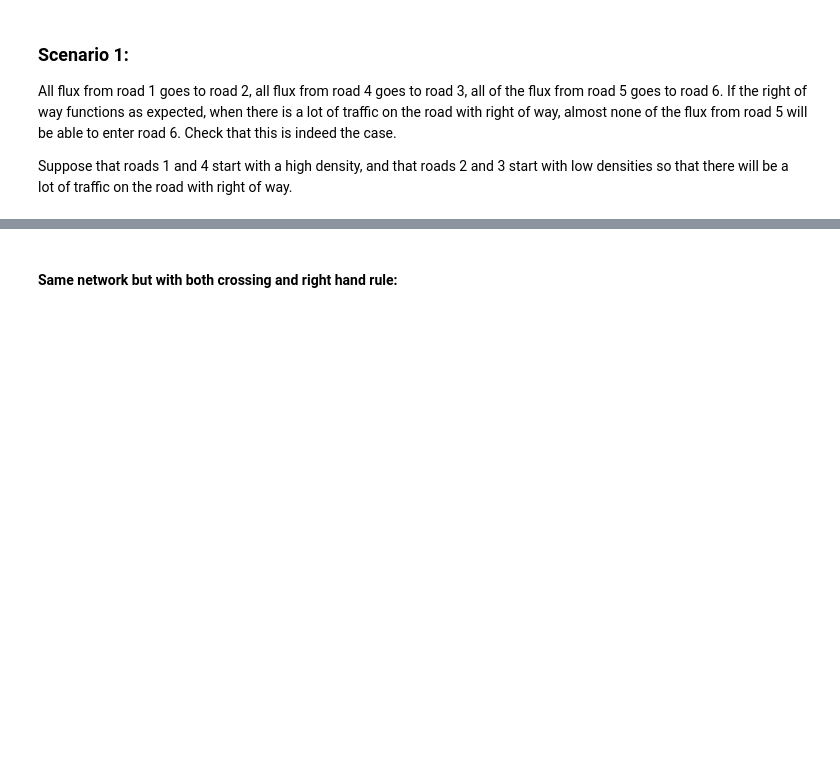
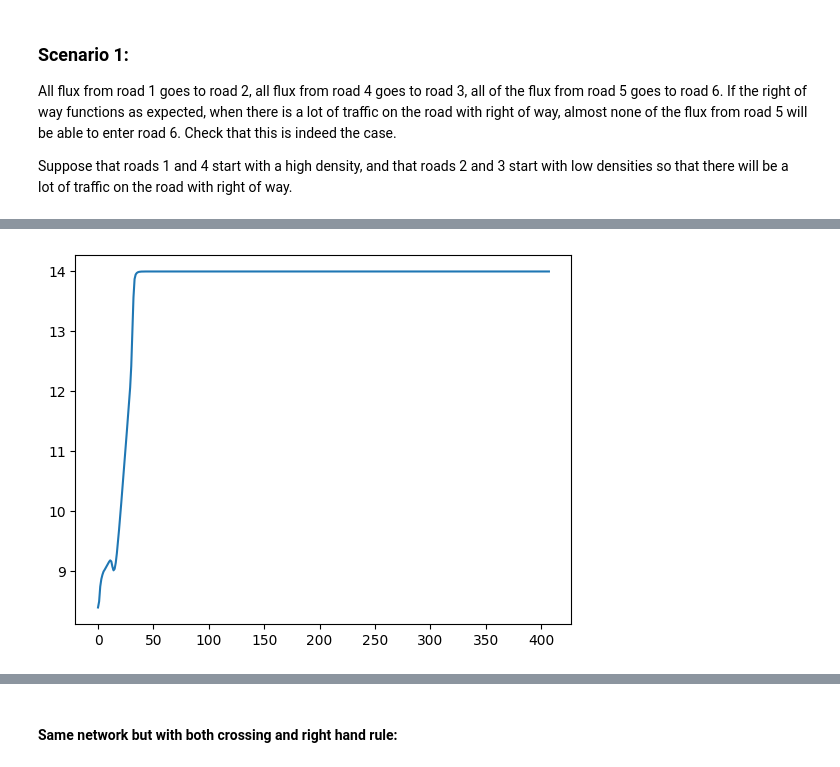
Before and after one commit to TorjeiHelset/master_project, a Jupyter notebook: notebooks/test_right_of_way.ipynb, the cells around one changed output, grey strips where cells are left out. Cells and saved outputs as stored; diff of their text form; code cells hidden in the pictures; blank space fills up the shorter version.

```diff
--- a/notebooks/test_right_of_way.ipynb
+++ b/notebooks/test_right_of_way.ipynb
@@ -62,6 +130,6 @@ junction = jn.Junction(roads, entering=entering, leaving=leaving, distribution=d
                        crossing_connections=crossing_connections)
 # %%
 # Create the network and make simulation
-T = 150
+T = 50
 network = nw.RoadNetwork(roads, [junction], T)
 densities, _, _, _ = network.solve_cons_law()
@@ -67,0 +162,42 @@ densities, _, _, _ = network.solve_cons_law()
+# %%
+times = list(densities[0].keys())
+in_densities = []
+in_densities_2 = []
+in_densities_3 = []
+out_densities = []
+in_densities_sum = []
+out_densities_sum = []
+tot_densities_sum = []
+for t in times:
+    try:
+        in_densities.append(densities[2][t][0].detach().numpy())
+        in_densities_2.append(densities[1][t][0].detach().numpy())
+        in_densities_3.append(densities[5][t][0].detach().numpy())
+        out_densities.append(densities[4][t][-2].detach().numpy())
+        in_densities_sum.append(sum([d.detach().numpy() for d in densities[5][t]]))
+        out_densities_sum.append(sum([d.detach().numpy() for d in densities[4][t]]))
+        tot_densities_sum.append(sum([d.detach().numpy() for d in densities[4][t]]) + sum([d.detach().numpy() for d in densities[5][t]]))
+
+
+    except:
+        in_densities.append(densities[2][t][0])
+        in_densities_2.append(densities[1][t][0])
+        in_densities_3.append(densities[5][t][0])
+        out_densities.append(densities[4][t][-2])
+        in_densities_sum.append(sum([d for d in densities[5][t]]))
+        out_densities_sum.append(sum([d for d in densities[4][t]]))
+        tot_densities_sum.append(sum([d for d in densities[4][t]]) + sum([d for d in densities[5][t]]))
+
+
+
+# print(in_densities)
+# plt.plot(in_densities)
+# plt.plot(in_densities_2)
+# plt.plot(in_densities_3)
+# plt.plot(out_densities)
+# plt.plot(in_densities_sum)
+# plt.plot(out_densities_sum)
+plt.plot(tot_densities_sum)
+plt.show()
+# %% [output]
+[figure, added]
```
Also changed, not shown: parts of 9 cells of this notebook, 19 other files.
